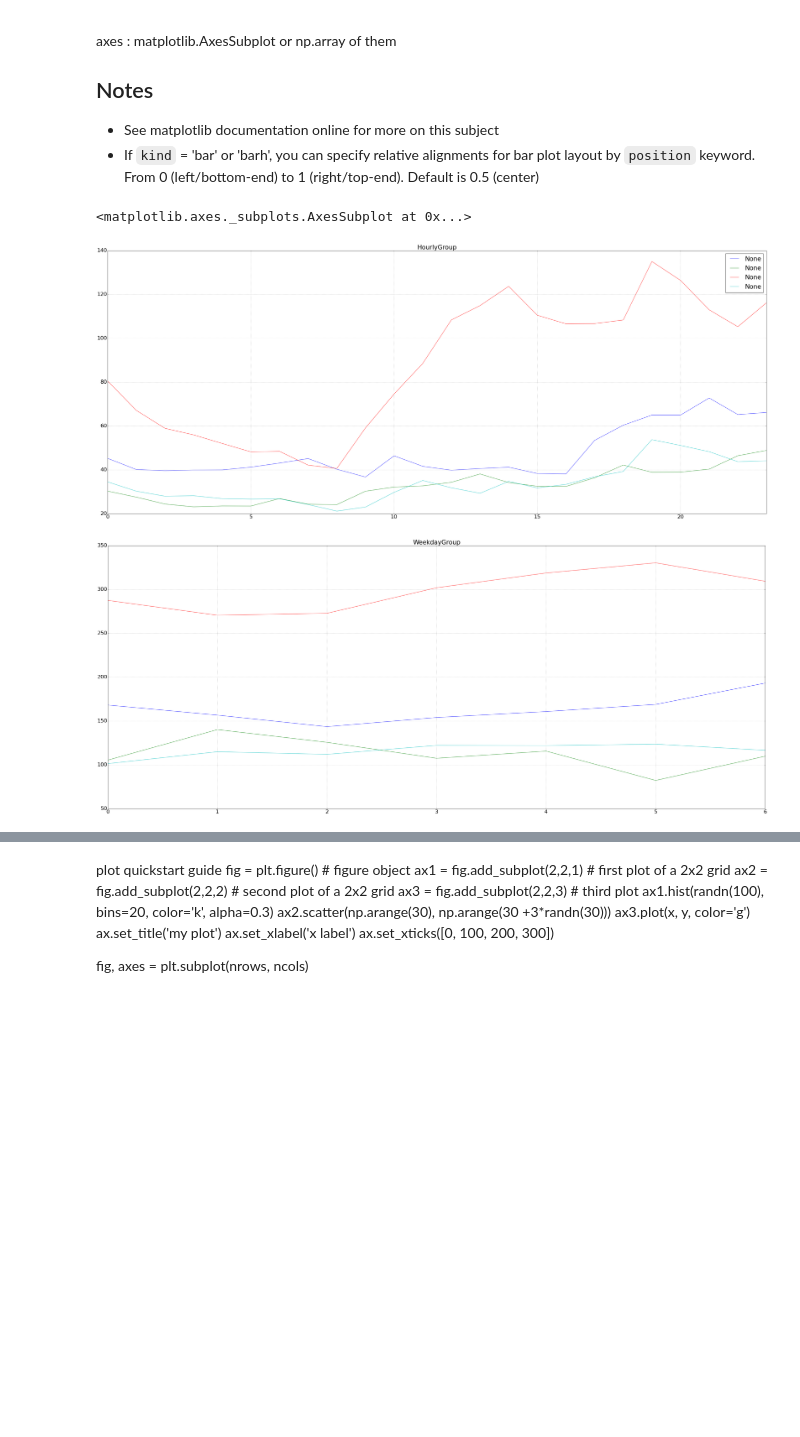
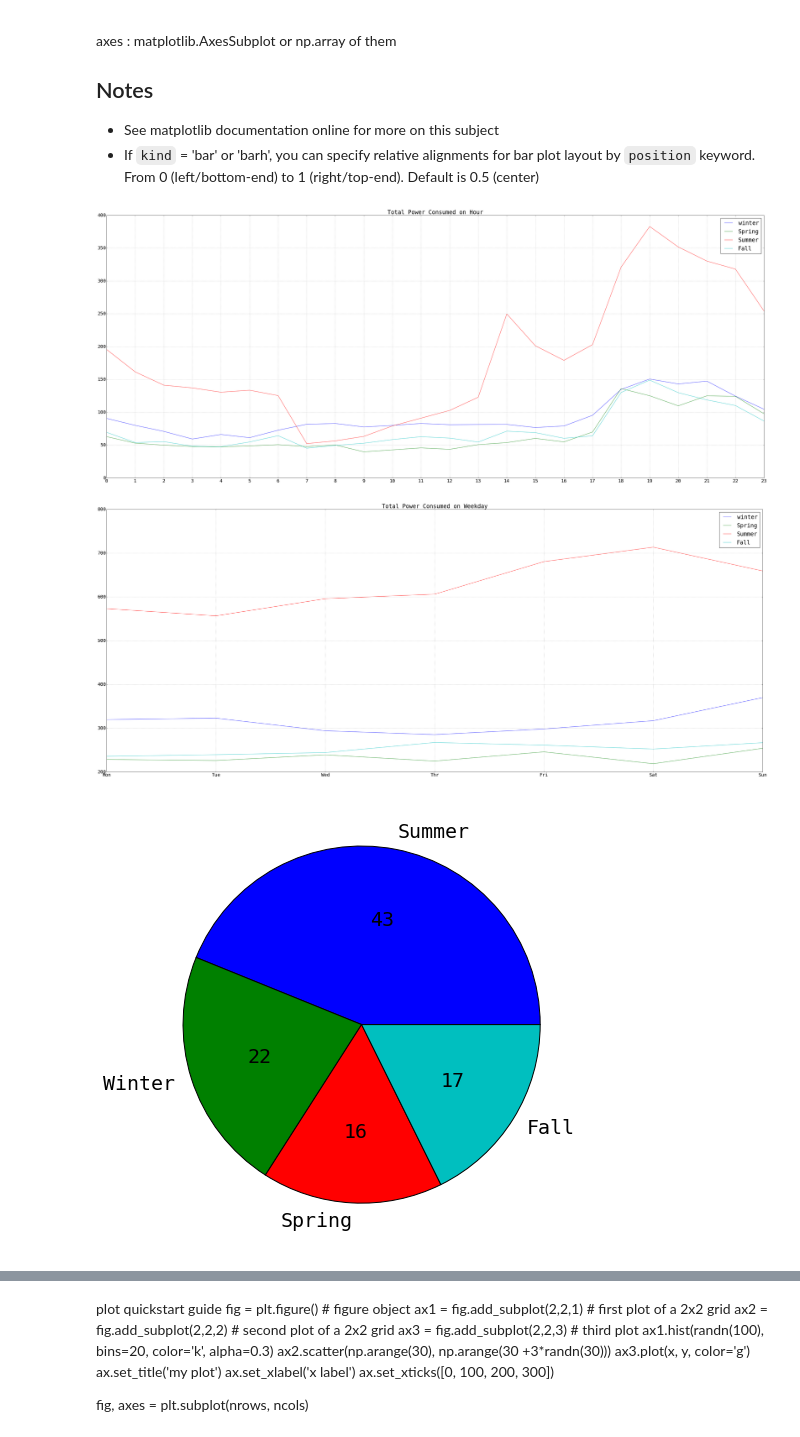
Before and after one commit to lkirch/energy-dashboard, a Jupyter notebook: Python-code/process.ipynb, the cells around one changed output, grey strips where cells are left out. Drawn from its saved outputs; the diff is of its cells as text; code cells hidden in the pictures; blank space fills up the shorter version.

```diff
--- a/Python-code/process.ipynb
+++ b/Python-code/process.ipynb
@@ -36,6 +59,10 @@ dfElec['localminute']= dfElec['localminute'].map(lambda x: x[0:19])
 # %%
 #Pick two columns from DataFrame - they will become Series
-use = dfElec['use']
+if (pge_data):
+    use = dfElec['USAGE']
+    cost = dfElec['COST']
+else:
+    use = dfElec['use']
 localdatetime = dfElec['localminute']
 print type(use), type(localdatetime)
 
@@ -50,7 +77,7 @@ tsElec = Series(use.values, index=datevalues)
 print type(tsElec)
 
 # hourly
-tsHourly = tsElec.resample('H', how='sum', closed='left', label='left')/60
+tsHourly = tsElec['2013'].resample('H', how='sum', closed='left', label='left')/60
 # ts.at_time(time(10,0)) will have info at that time only
 # ts.between_time((time(10,0), time(11,0)) will have info in that window only
 
@@ -63,7 +90,7 @@ tsMonthly = tsDaily.resample('M', how='sum', closed='left', label='right')
 
 # groupby means
 XHourlyG = tsHourly.groupby(lambda x: x.hour).sum()  # creates panda series
-XWeekdayG = tsHourly.groupby(lambda x: x.weekday).sum()
+XWeekdayG = tsHourly.groupby(lambda x: x.weekday).sum() # monday=0, sunday=6
 
 # break into seasons and plot on each hour on each weekday.
 # seasons based on monthly graphs
@@ -80,6 +107,15 @@ SummerHourlyG = tsSummer.groupby(lambda x: x.hour).sum()  # creates panda series
 SummerWeekdayG = tsSummer.groupby(lambda x: x.weekday).sum()
 FallHourlyG = tsFall.groupby(lambda x: x.hour).sum()  # creates panda series
 FallWeekdayG = tsFall.groupby(lambda x: x.weekday).sum()
+
+WinterHourlyG.name = 'winter'
+WinterWeekdayG.name = 'winter'
+SpringHourlyG.name = 'Spring'
+SpringWeekdayG.name = 'Spring'
+SummerHourlyG.name = 'Summer'
+SummerWeekdayG.name = 'Summer'
+FallHourlyG.name = 'Fall'
+FallWeekdayG.name = 'Fall'
 # crosscheck
 
 print tsElec.sum()/60
@@ -222,19 +259,34 @@ Notes
 # %%
 fig0 = plt.figure(figsize=(50,20))
 ax0=fig0.add_subplot(1,1,1)
-WinterHourlyG.plot(ax=ax0, title="HourlyGroup", legend='Winter')
-SpringHourlyG.plot(ax=ax0, title="HourlyGroup", legend='Spring')
-SummerHourlyG.plot(ax=ax0, title="HourlyGroup", legend='Summer')
-FallHourlyG.plot(ax=ax0, title="HourlyGroup", legend='Fall')
+WinterHourlyG.plot(ax=ax0, title="Total Power Consumed on Hour", legend=True)
+
+SpringHourlyG.plot(ax=ax0, title="Total Power Consumed on Hour", legend=True)
+SummerHourlyG.plot(ax=ax0, title="Total Power Consumed on Hour", legend=True)
+FallHourlyG.plot(ax=ax0, title="Total Power Consumed on Hour", legend=True)
+ticks = ax0.set_xticks(range(0,24))
 
 fig1 = plt.figure(figsize=(50,20))
 ax4=fig1.add_subplot(1,1,1)
 
-WinterWeekdayG.plot(ax=ax4, title="WeekdayGroup")
-SpringWeekdayG.plot(ax=ax4, title="WeekdayGroup")
-SummerWeekdayG.plot(ax=ax4, title="WeekdayGroup")
-FallWeekdayG.plot(ax=ax4, title="WeekdayGroup")
+WinterWeekdayG.plot(ax=ax4, title="Total Power Consumed on Weekday", legend=True)
+SpringWeekdayG.plot(ax=ax4, title="Total Power Consumed on Weekday", legend=True)
+SummerWeekdayG.plot(ax=ax4, title="Total Power Consumed on Weekday", legend=True)
+FallWeekdayG.plot(ax=ax4, title="Total Power Consumed on Weekday", legend=True)
+labels = ax4.set_xticklabels(['Mon', 'Tue', 'Wed', 'Thr', 'Fri', 'Sat', 'Sun'])
+
+sum1 = SummerWeekdayG.sum()
+sum2 = WinterWeekdayG.sum()
+sum3 = SpringWeekdayG.sum()
+sum4 = FallWeekdayG.sum()
+
+font_options = {'family' : 'monospace', 'weight' : 'normal', 'size' : 20}
+plt.rc('font', **font_options)
+
+piex =[sum1, sum2, sum3, sum4]
+fig2 = plt.figure(figsize=(8,8))
+ax2 = plt.pie(piex, labels=['Summer', 'Winter', 'Spring', 'Fall'], autopct='%2d')
 # %% [output]
-<matplotlib.axes._subplots.AxesSubplot at 0x...>
-[figure, old version]
+[figure, new version]
-[figure, old version]
+[figure, new version]
+[figure, added]
```
Also changed, not shown: parts of 17 cells of this notebook.
